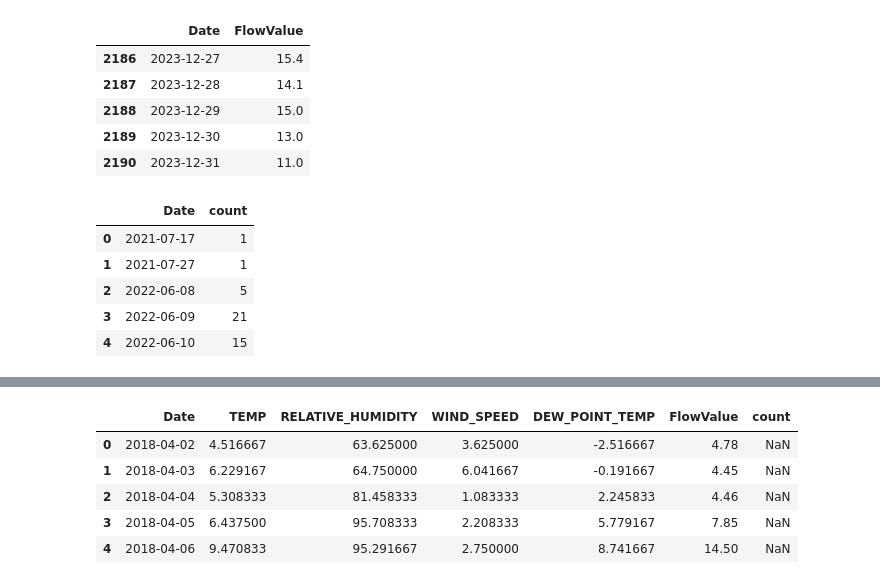
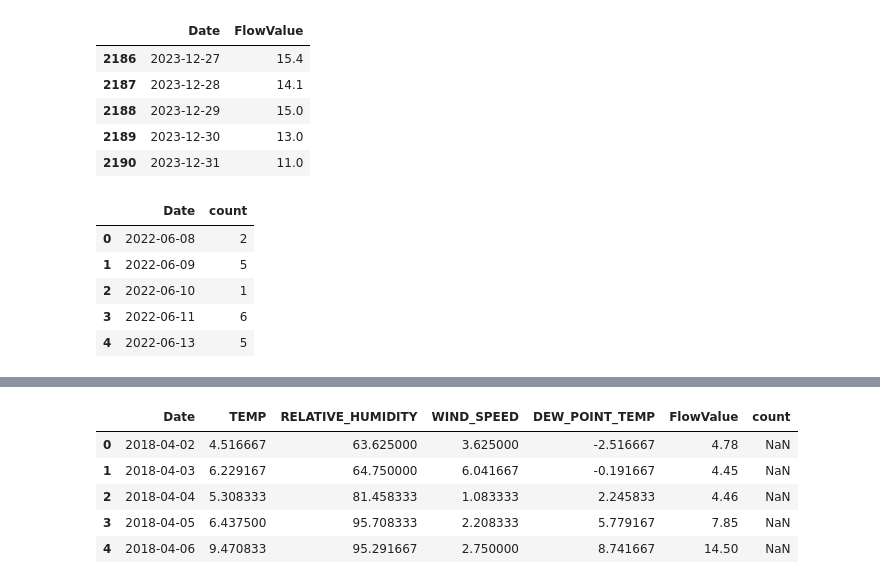
Before and after one commit to brahmwg/Bottlenecks_MDS_Capstone, a Jupyter notebook: outMigration_model/outM.ipynb, the cells around one changed output, grey strips where cells are left out. Saved outputs shown, nothing was run; the diff lists cells and outputs as text; code cells hidden in the pictures.

Commit message:
seperateSpecies_attemptedPoisson

```diff
--- a/outMigration_model/outM.ipynb
+++ b/outMigration_model/outM.ipynb
@@ -154,15 +157,18 @@ flow_cow.tail()
 | 2188 | 2023-12-29 | 15.0 |
 | 2189 | 2023-12-30 | 13.0 |
 | 2190 | 2023-12-31 | 11.0 |
+# %%
+salmon_river_co = salmon_river[salmon_river['species']== 'co']
+salmon_river_ck = salmon_river[salmon_river['species']== 'ck']
 # %%
-salmon_cow1_long = salmon_river[salmon_river['watershed']== 'cowichan'][['earliest_detect_date', 'tagid']]
-salmon_cow1 = salmon_cow1_long.groupby('earliest_detect_date').agg(count=('tagid', 'nunique')).reset_index()
-salmon_cow1.rename(columns={'earliest_detect_date': 'Date'}, inplace=True)
-salmon_cow1.head()
+salmon_cow1_long_co = salmon_river_co[salmon_river_co['watershed']== 'cowichan'][['earliest_detect_date', 'tagid']]
+salmon_cow1_co = salmon_cow1_long_co.groupby('earliest_detect_date').agg(count=('tagid', 'nunique')).reset_index()
+salmon_cow1_co.rename(columns={'earliest_detect_date': 'Date'}, inplace=True)
+salmon_cow1_co.head()
 # %% [output]
 |  | Date | count |
-| 0 | 2021-07-17 | 1 |
-| 1 | 2021-07-27 | 1 |
-| 2 | 2022-06-08 | 5 |
-| 3 | 2022-06-09 | 21 |
-| 4 | 2022-06-10 | 15 |
+| 0 | 2022-06-08 | 2 |
+| 1 | 2022-06-09 | 5 |
+| 2 | 2022-06-10 | 1 |
+| 3 | 2022-06-11 | 6 |
+| 4 | 2022-06-13 | 5 |
```
Also changed, not shown: parts of 28 cells of this notebook.
